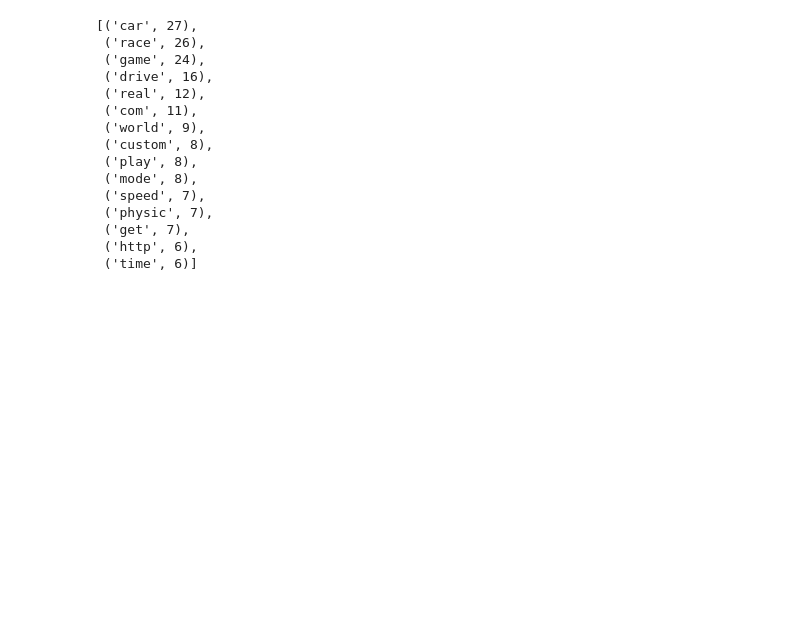
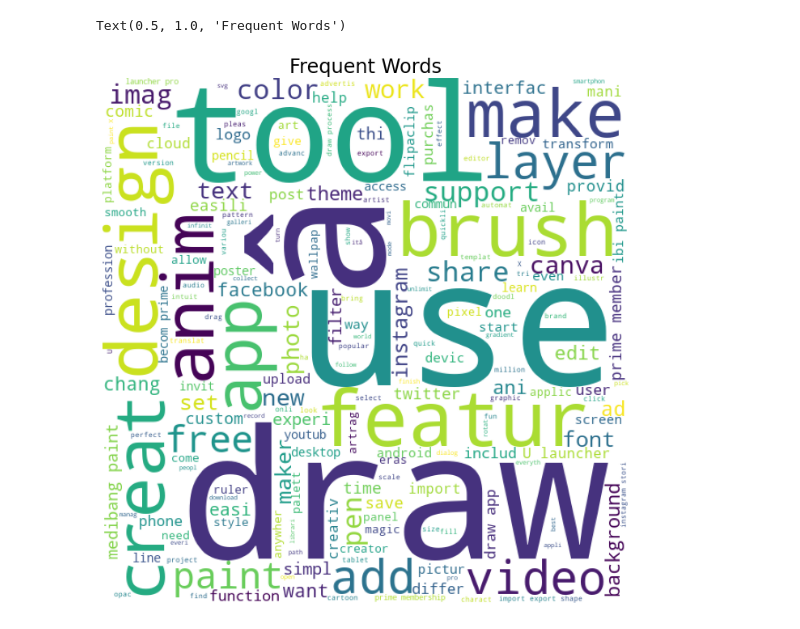
Before and after one commit to beratturan/Data-Mining-Google-Play, a Jupyter notebook: google play/Untitled.ipynb, the cells around one changed output. Drawn from its saved outputs; the diff is of its cells as text; code cells hidden in the pictures; blank space fills up the shorter version.

```diff
--- a/google play/Untitled.ipynb
+++ b/google play/Untitled.ipynb
@@ -68,6 +68,6 @@ len(app_Urls)
 # %%
 app_contents = []
-for i in range(30):
+for i in range(len(app_Urls)):
     app_contents.append(get_app_content(app_Urls[i]))
 # %%
 import nltk
@@ -93,3 +92,9 @@ def remove_stopwords(contentsArr):
 ##print(contentsArr[0])
 contents = remove_stopwords(contentsArr)
 ##print(contentsArr[0])
+# %%
+corpus = []
+for i in range(len(contents)):
+    for j in range(len(contents[i])):
+        corpus.append(contents[i][j])
+len(corpus)
@@ -109,21 +121,11 @@ for i in range(len(pairsArr)):
-# %%
-c1 = Counter(Content)
-pairs = list(c1.items())
-pairs_filtered = sorted(pairs, key=lambda x: -x[1])[:15]
-pairs_filtered
-# %% [output]
-[('car', 27),
- ('race', 26),
- ('game', 24),
- ('drive', 16),
- ('real', 12),
- ('com', 11),
- ('world', 9),
- ('custom', 8),
- ('play', 8),
- ('mode', 8),
- ('speed', 7),
- ('physic', 7),
- ('get', 7),
- ('http', 6),
- ('time', 6)]
+# %%
+from wordcloud import WordCloud
+import matplotlib.pyplot as plt
+fig , ax1 = plt.subplots(1,figsize=(12,12))
+wordcloud=WordCloud(background_color='white',width=600,height=600).generate(" ".join(corpus))
+ax1.imshow(wordcloud)
+ax1.axis('off')
+ax1.set_title('Frequent Words',fontsize=24)
+# %% [output]
+Text(0.5, 1.0, 'Frequent Words')
+[figure, added]
```
Also changed, not shown: parts of 7 cells of this notebook.
